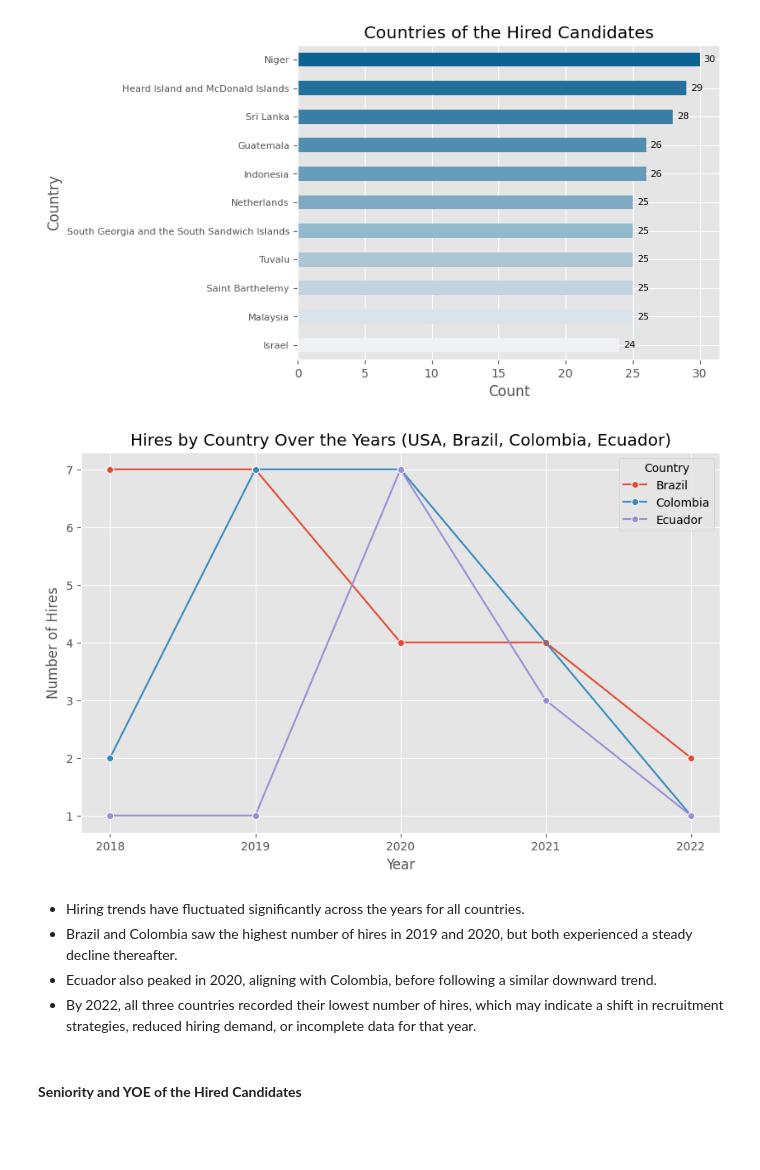
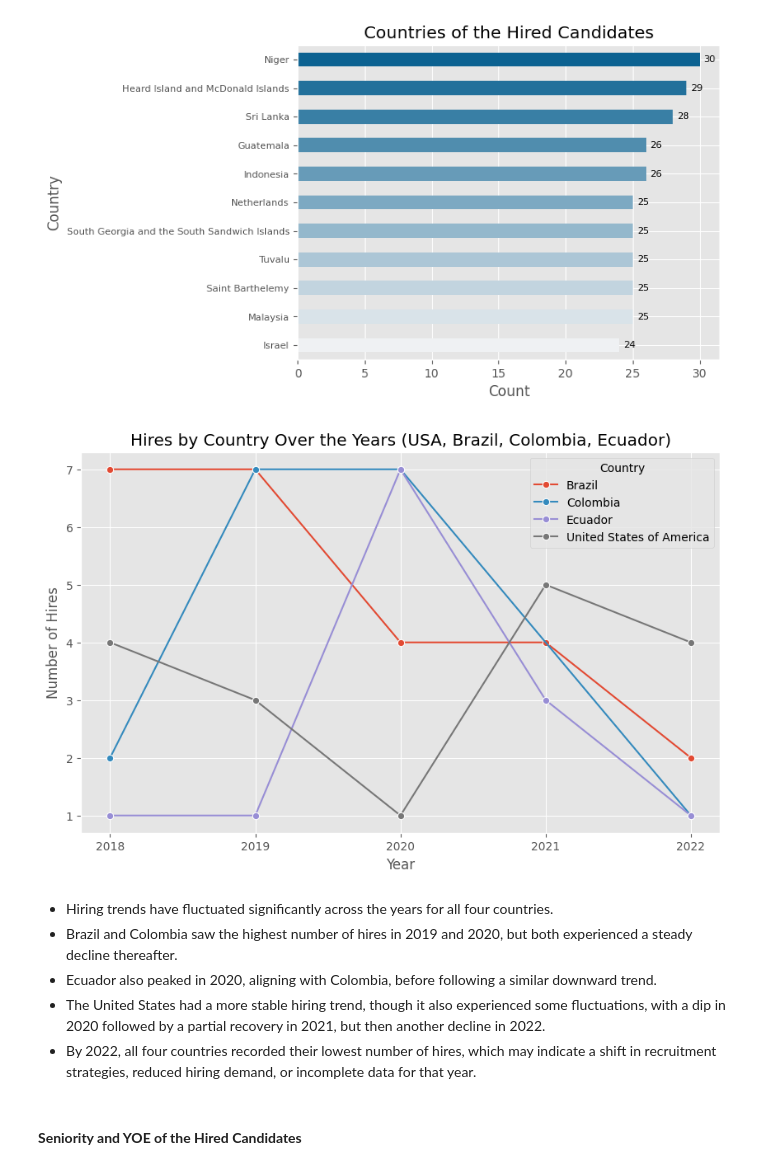
Before and after one commit to SEBASBELMOS/workshop-001, a Jupyter notebook: notebooks/02_EDA-candidates.ipynb, the cells around one changed output. Saved outputs shown, nothing was run; the diff lists cells and outputs as text; code cells hidden in the pictures; blank space fills up the shorter version.

```diff
--- a/notebooks/02_EDA-candidates.ipynb
+++ b/notebooks/02_EDA-candidates.ipynb
@@ -460,29 +456,30 @@ plt.show()
 # %% [output]
 [figure]
 # %%
-selected_countries = ["USA", "Brazil", "Colombia", "Ecuador"]
+selected_countries = ["United States of America", "Brazil", "Colombia", "Ecuador"]
 df_filtered = df_hired[df_hired["country"].isin(selected_countries)]
 
 hires_by_year = df_filtered.groupby(["year", "country"]).size().reset_index(name="hires")
 
 plt.figure(figsize=(10, 6))
 sns.lineplot(data=hires_by_year, x="year", y="hires", hue="country", marker="o")
 
 plt.xticks(hires_by_year["year"].unique().astype(int))
 
 plt.xlabel("Year")
 plt.ylabel("Number of Hires")
 plt.title("Hires by Country Over the Years (USA, Brazil, Colombia, Ecuador)")
 plt.legend(title="Country")
 
 plt.show()
 # %% [output]
-[figure, old version]
+[figure, new version]
 # %% [markdown]
-- Hiring trends have fluctuated significantly across the years for all countries.
+- Hiring trends have fluctuated significantly across the years for all four countries.
 - Brazil and Colombia saw the highest number of hires in 2019 and 2020, but both experienced a steady decline thereafter.
 - Ecuador also peaked in 2020, aligning with Colombia, before following a similar downward trend.
-- By 2022, all three countries recorded their lowest number of hires, which may indicate a shift in recruitment strategies, reduced hiring demand, or incomplete data for that year.
+- The United States had a more stable hiring trend, though it also experienced some fluctuations, with a dip in 2020 followed by a partial recovery in 2021, but then another decline in 2022.
+- By 2022, all four countries recorded their lowest number of hires, which may indicate a shift in recruitment strategies, reduced hiring demand, or incomplete data for that year.
 # %% [markdown]
 #### **Seniority and YOE of the Hired Candidates**
 # %%
```
Also changed, not shown: parts of 1 cell of this notebook, 2 other files.
